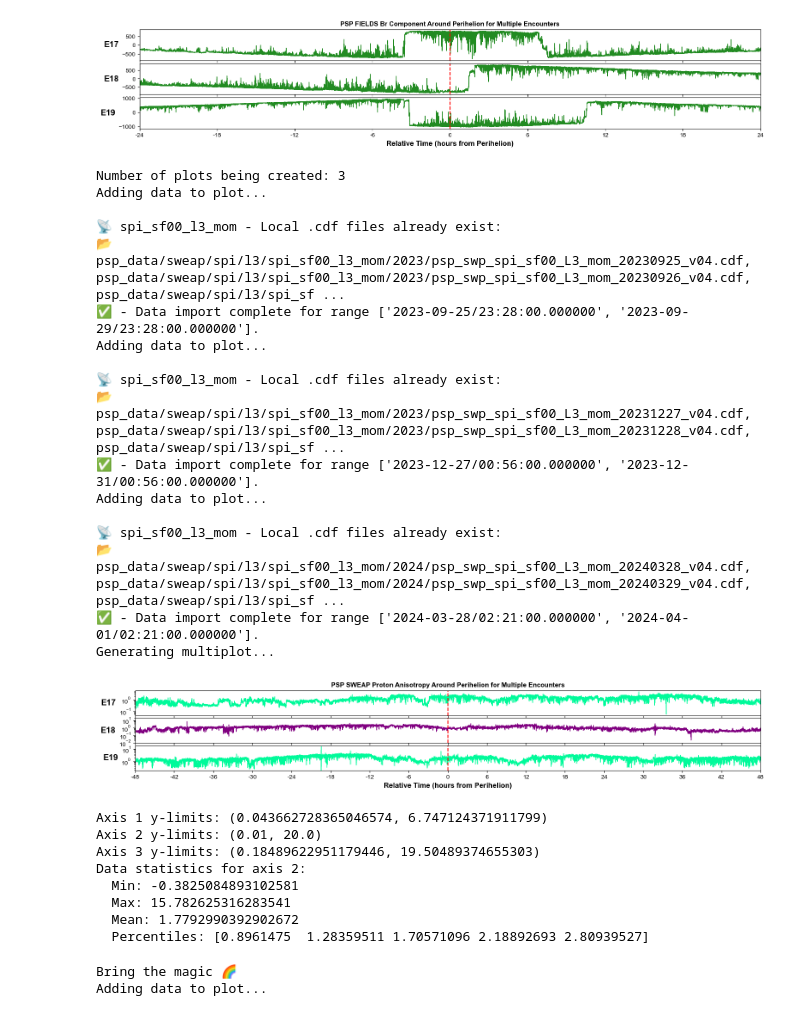
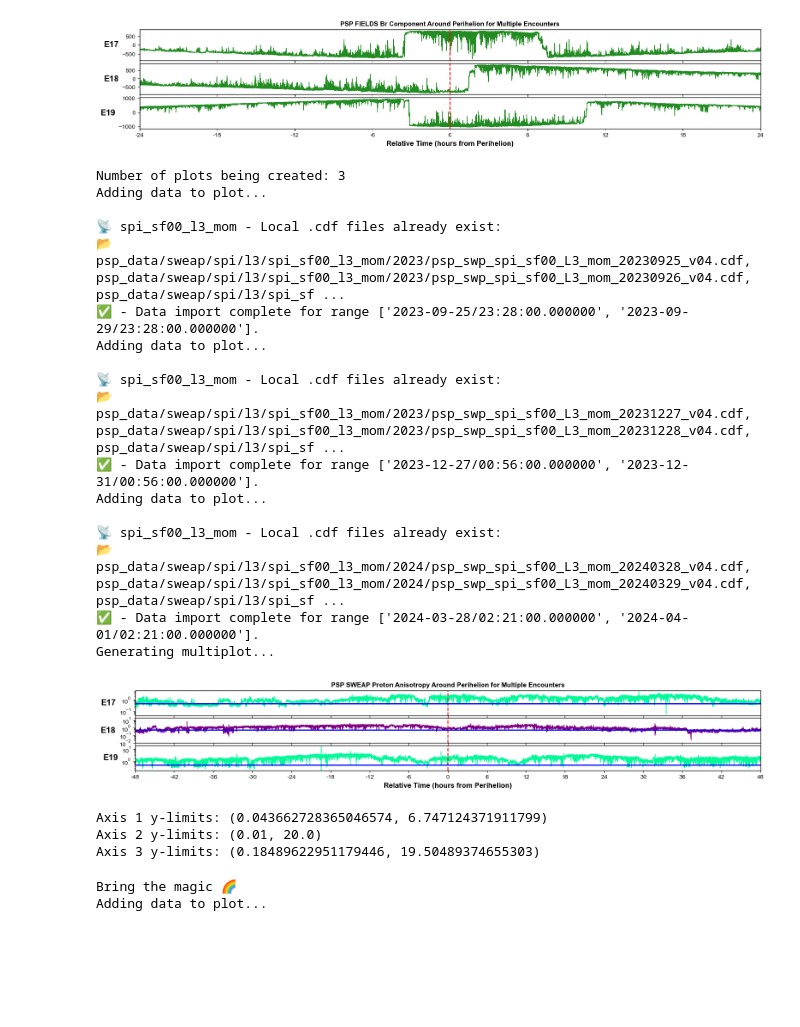
Before and after one commit to Sonified/Plotbot, a Jupyter notebook: Plotbot.ipynb, the cells around one changed output. Drawn from its saved outputs; the diff is of its cells as text; code cells hidden in the pictures; blank space fills up the shorter version.

```diff
--- a/Plotbot.ipynb
+++ b/Plotbot.ipynb
@@ -408,6 +408,22 @@ plt.options.single_color = None     # Used when color_mode = 'single'
 # plt.options.color_mode = 'single'  # Options: 'default', 'rainbow', 'single'
 # plt.options.single_color = 'red'     # Used when color_mode = 'single'
 
+
+#====================================================================
+# Draw a horizontal line at a specific value!
+#====================================================================
+plt.options.draw_horizontal_line = True
+plt.options.horizontal_line_value = 0.5
+plt.options.horizontal_line_color = 'blue'
+plt.options.horizontal_line_width = 2
+plt.options.horizontal_line_style = '-'
+plt.options.border_line_width = 1
+
+# # Axis-specific horizontal line
+# plt.options.ax1.draw_horizontal_line = True
+# plt.options.ax1.horizontal_line_value = 2.0
+# plt.options.ax1.horizontal_line_color = 'green'
+
 #====================================================================
 # DATA SELECTION FOR PLOTTING
 #====================================================================
@@ -424,52 +440,37 @@ plot_data = [(encounter['perihelion'], plot_variable) for encounter in rainbow_e
 print(f"Number of plots being created: {len(plot_data)}")
 
 
 #====================================================================
 # CALL MULTIPLOT WITH UPDATED OPTIONS
 #====================================================================
 # multiplot(plot_data); #You'll need server access to plot this variable! ✨Un-comment to Plot!
 
 # Add this after calling multiplot
 fig, axs = multiplot(plot_data)
 for i, ax in enumerate(axs):
     print(f"Axis {i+1} y-limits: {ax.get_ylim()}")
-
-# Add this code to see the distribution of values
-import numpy as np
-data_idx = 1  # Index for the second plot (axis 2)
-data = plot_data[data_idx][1].data  # Get data from the second plot
-print(f"Data statistics for axis 2:")
-print(f"  Min: {np.nanmin(data)}")
-print(f"  Max: {np.nanmax(data)}")
-print(f"  Mean: {np.nanmean(data)}")
-print(f"  Percentiles: {np.nanpercentile(data, [10, 25, 50, 75, 90])}")
 # %% [output]
 Number of plots being created: 3
 Adding data to plot...
 
 📡 spi_sf00_l3_mom - Local .cdf files already exist:
 📂 psp_data/sweap/spi/l3/spi_sf00_l3_mom/2023/psp_swp_spi_sf00_L3_mom_20230925_v04.cdf, psp_data/sweap/spi/l3/spi_sf00_l3_mom/2023/psp_swp_spi_sf00_L3_mom_20230926_v04.cdf, psp_data/sweap/spi/l3/spi_sf ...
 ✅ - Data import complete for range ['2023-09-25/23:28:00.000000', '2023-09-29/23:28:00.000000'].
 Adding data to plot...
 
 📡 spi_sf00_l3_mom - Local .cdf files already exist:
 📂 psp_data/sweap/spi/l3/spi_sf00_l3_mom/2023/psp_swp_spi_sf00_L3_mom_20231227_v04.cdf, psp_data/sweap/spi/l3/spi_sf00_l3_mom/2023/psp_swp_spi_sf00_L3_mom_20231228_v04.cdf, psp_data/sweap/spi/l3/spi_sf ...
 ✅ - Data import complete for range ['2023-12-27/00:56:00.000000', '2023-12-31/00:56:00.000000'].
 Adding data to plot...
 
 📡 spi_sf00_l3_mom - Local .cdf files already exist:
 📂 psp_data/sweap/spi/l3/spi_sf00_l3_mom/2024/psp_swp_spi_sf00_L3_mom_20240328_v04.cdf, psp_data/sweap/spi/l3/spi_sf00_l3_mom/2024/psp_swp_spi_sf00_L3_mom_20240329_v04.cdf, psp_data/sweap/spi/l3/spi_sf ...
 ✅ - Data import complete for range ['2024-03-28/02:21:00.000000', '2024-04-01/02:21:00.000000'].
 Generating multiplot...
-[figure, old version]
+[figure, new version]
 Axis 1 y-limits: (0.043662728365046574, 6.747124371911799)
 Axis 2 y-limits: (0.01, 20.0)
 Axis 3 y-limits: (0.18489622951179446, 19.50489374655303)
-Data statistics for axis 2:
-  Min: -0.3825084893102581
-  Max: 15.782625316283541
-  Mean: 1.7792990392902672
-  Percentiles: [0.8961475  1.28359511 1.70571096 2.18892693 2.80939527]
 # %%
 #######-----🌈🌈🌈🌈🌈🌈 MULTIPLOTTING Rainbow MAGIC 🌈🌈🌈🌈🌈----#######
 
```
Also changed, not shown: parts of 5 cells of this notebook, 3 other files.
